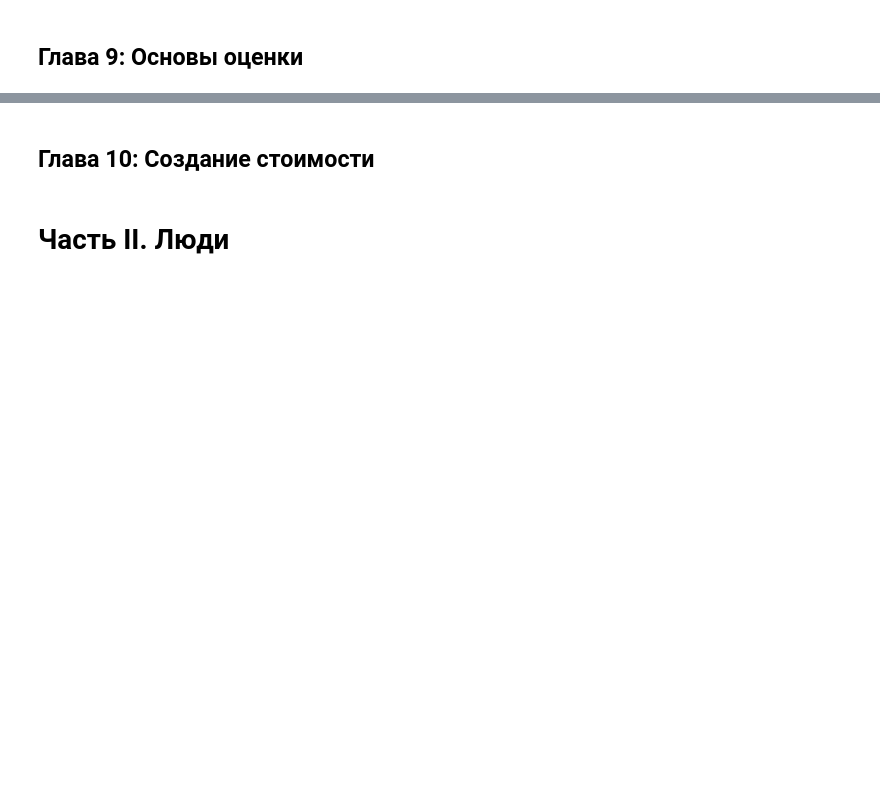
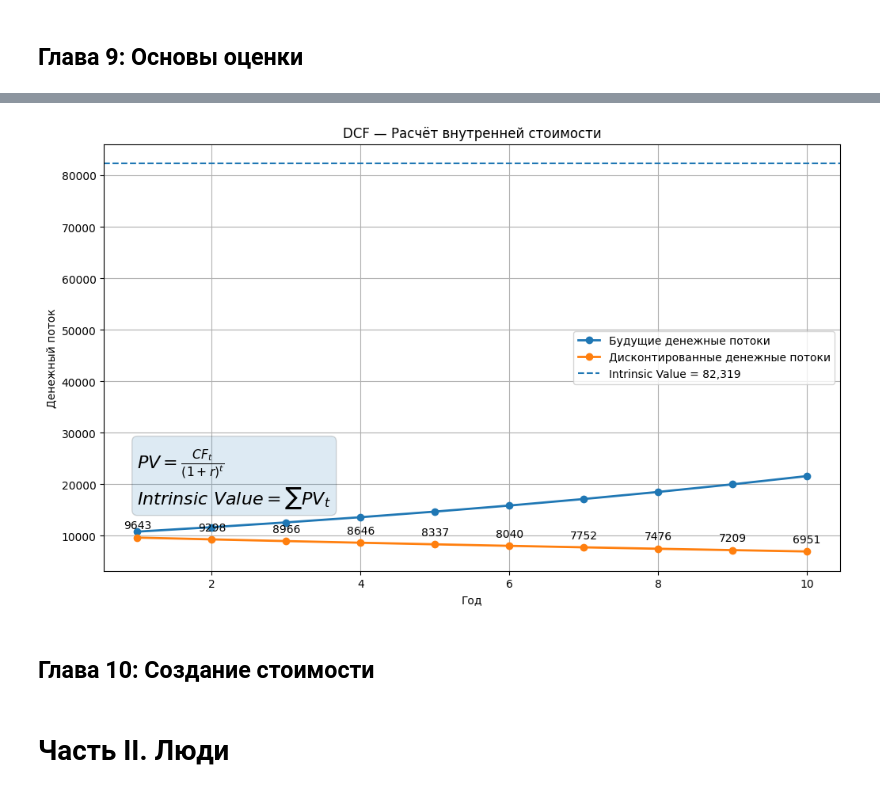
Before and after one commit to funcid/mipt-masters-coursework, a Jupyter notebook: 2 semester/notebooks/Книга. MBA за 12 недель. Ключевые навыки для управления бизнесом.ipynb, the cells around one changed output, grey strips where cells are left out. Saved outputs shown, nothing was run; the diff lists cells and outputs as text; code cells hidden in the pictures; blank space fills up the shorter version.

```diff
--- a/2 semester/notebooks/Книга. MBA за 12 недель. Ключевые навыки для управления бизнесом.ipynb
+++ b/2 semester/notebooks/Книга. MBA за 12 недель. Ключевые навыки для управления бизнесом.ipynb
@@ -117,0 +225,98 @@
+# %%
+import matplotlib.pyplot as plt
+import numpy as np
+
+# -----------------------------
+# Параметры модели
+# -----------------------------
+initial_cash_flow = 10000   # Начальный денежный поток
+growth_rate = 0.08          # Рост денежного потока (8%)
+discount_rate = 0.12        # Ставка дисконтирования (12%)
+years = 10                  # Количество лет
+
+# -----------------------------
+# Расчёт денежных потоков
+# -----------------------------
+future_cash_flows = []
+discounted_cash_flows = []
+
+for year in range(1, years + 1):
+    # Прогнозируем будущий денежный поток
+    cash_flow = initial_cash_flow * (1 + growth_rate) ** year
+    future_cash_flows.append(cash_flow)
+
+    # Дисконтируем его к текущей стоимости
+    discounted_cf = cash_flow / (1 + discount_rate) ** year
+    discounted_cash_flows.append(discounted_cf)
+
+# Внутренняя стоимость
+intrinsic_value = sum(discounted_cash_flows)
+
+print(f"Внутренняя стоимость: {intrinsic_value:,.2f}")
+
+# -----------------------------
+# Визуализация
+# -----------------------------
+x = np.arange(1, years + 1)
+
+plt.figure(figsize=(12, 7))
+
+# Будущие денежные потоки
+plt.plot(
+    x,
+    future_cash_flows,
+    marker='o',
+    linewidth=2,
+    label='Будущие денежные потоки'
+)
+
+# Дисконтированные денежные потоки
+plt.plot(
+    x,
+    discounted_cash_flows,
+    marker='o',
+    linewidth=2,
+    label='Дисконтированные денежные потоки'
+)
+
+# Подписи для каждого года
+for i in range(years):
+    plt.annotate(
+        f"{discounted_cash_flows[i]:.0f}",
+        (x[i], discounted_cash_flows[i]),
+        textcoords="offset points",
+        xytext=(0, 8),
+        ha='center'
+    )
+
+# Формула DCF
+formula = (
+    r"$PV = \frac{CF_t}{(1+r)^t}$"
+    "\n"
+    r"$Intrinsic\ Value = \sum PV_t$"
+)
+
+plt.text(
+    1,
+    max(future_cash_flows) * 0.75,
+    formula,
+    fontsize=16,
+    bbox=dict(boxstyle="round", alpha=0.15)
+)
+
+# Итоговая стоимость
+plt.axhline(
+    y=intrinsic_value,
+    linestyle='--',
+    label=f'Intrinsic Value = {intrinsic_value:,.0f}'
+)
+
+# Оформление
+plt.title("DCF — Расчёт внутренней стоимости")
+plt.xlabel("Год")
+plt.ylabel("Денежный поток")
+plt.legend()
+plt.grid(True)
+
+plt.show()
+# %% [output]
@@ -118,3 +324,4 @@
+[figure, added]
 # %% [markdown]
 ## Глава 10: Создание стоимости
 # %% [markdown]
```
Also changed, not shown: parts of 7 cells of this notebook.
